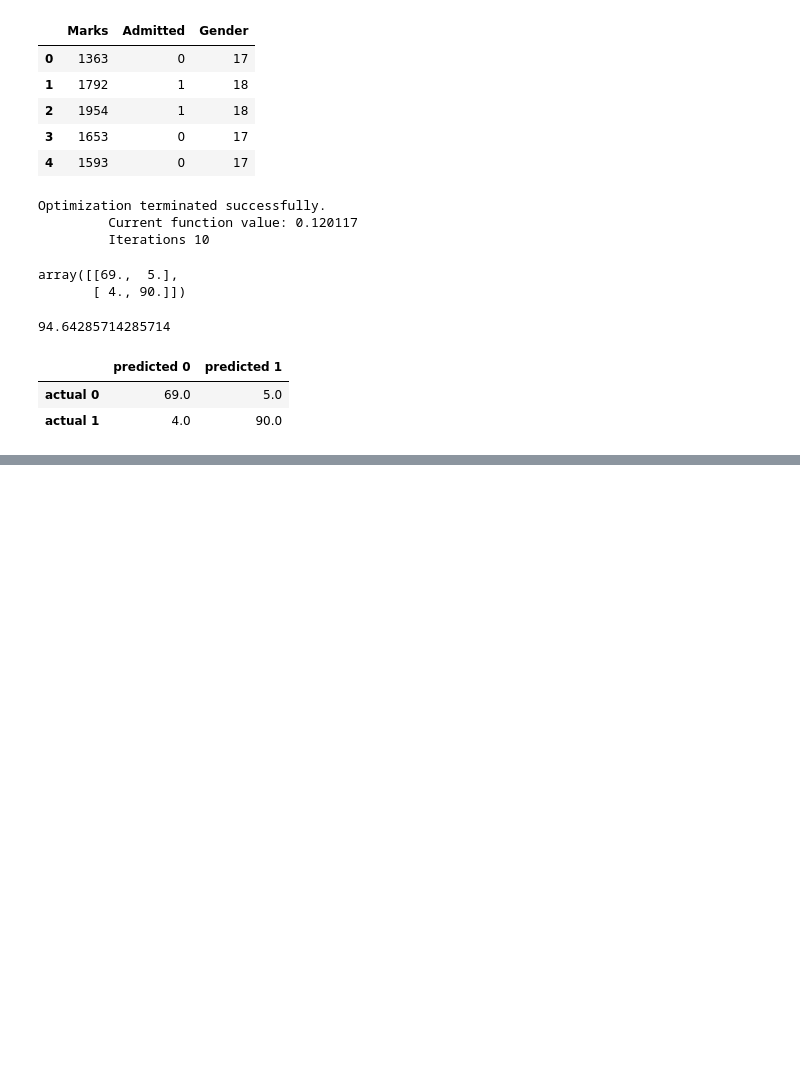
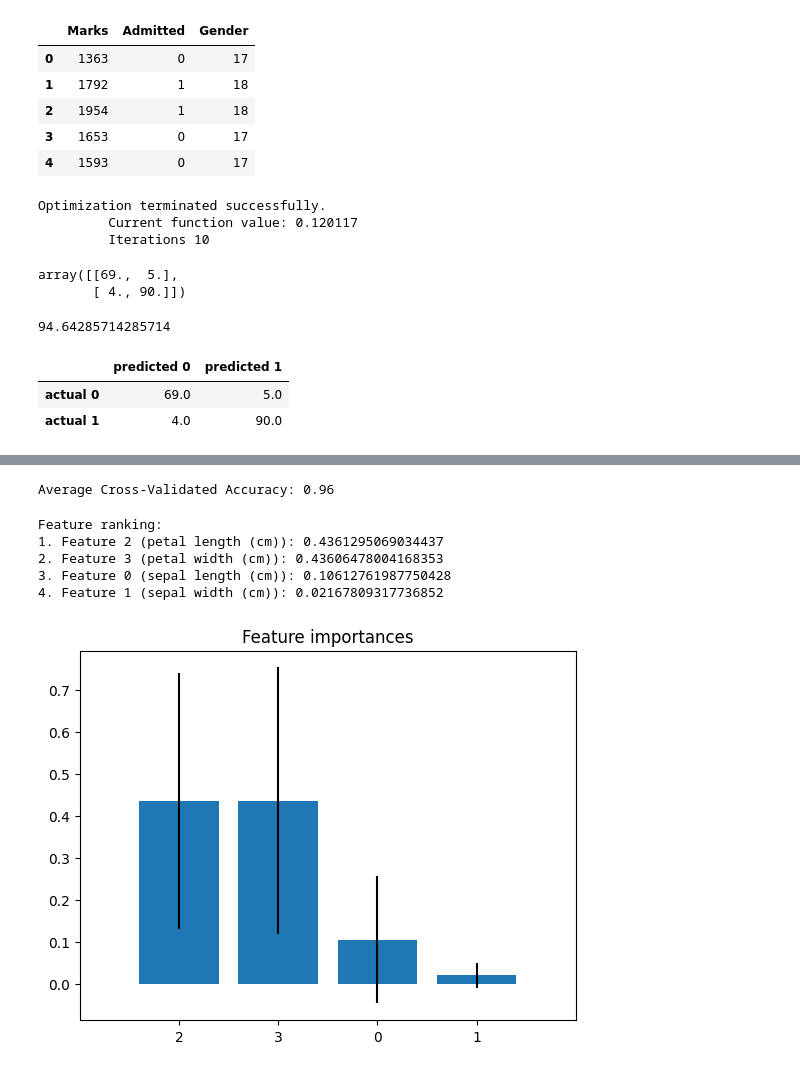
Before and after one commit to Saravanan-20G/Dataset1_Practice, a Jupyter notebook: admission.ipynb, the cells around one changed output, grey strips where cells are left out. Drawn from its saved outputs; the diff is of its cells as text; code cells hidden in the pictures; blank space fills up the shorter version.

```diff
--- a/admission.ipynb
+++ b/admission.ipynb
@@ -255,0 +420,80 @@ quasi-separation. In this case some parameters will not be identified.
+# %%
+from sklearn.model_selection import KFold
+from sklearn.datasets import load_iris
+from sklearn.ensemble import RandomForestClassifier
+from sklearn.metrics import accuracy_score
+
+# Load dataset (example with Iris dataset)
+iris = load_iris()
+X = iris.data
+y = iris.target
+
+# Initialize KFold cross-validation
+kf = KFold(n_splits=5, shuffle=True, random_state=42)
+
+# Initialize Random Forest Classifier
+rf_classifier = RandomForestClassifier(n_estimators=100, random_state=42)
+
+# Perform cross-validation
+accuracies = []
+for train_index, test_index in kf.split(X):
+    X_train, X_test = X[train_index], X[test_index]
+    y_train, y_test = y[train_index], y[test_index]
+
+    # Train the model
+    rf_classifier.fit(X_train, y_train)
+
+    # Make predictions
+    y_pred = rf_classifier.predict(X_test)
+
+    # Calculate accuracy
+    accuracy = accuracy_score(y_test, y_pred)
+    accuracies.append(accuracy)
+
+# Compute average accuracy
+avg_accuracy = sum(accuracies) / len(accuracies)
+print(f'Average Cross-Validated Accuracy: {avg_accuracy:.2f}')
+# %% [output]
+Average Cross-Validated Accuracy: 0.96
+# %%
+import numpy as np
+import matplotlib.pyplot as plt
+from sklearn.datasets import load_iris
+from sklearn.ensemble import RandomForestClassifier
+
+# Load dataset (example with Iris dataset)
+iris = load_iris()
+X = iris.data
+y = iris.target
+feature_names = iris.feature_names
+
+# Initialize Random Forest Classifier
+rf_classifier = RandomForestClassifier(n_estimators=100, random_state=42)
+rf_classifier.fit(X, y)
+
+# Get feature importances
+importances = rf_classifier.feature_importances_
+std = np.std([tree.feature_importances_ for tree in rf_classifier.estimators_], axis=0)
+
+# Sort feature importances in descending order
+indices = np.argsort(importances)[::-1]
+
+# Print the feature ranking
+print("Feature ranking:")
+for f in range(X.shape[1]):
+    print(f"{f + 1}. Feature {indices[f]} ({feature_names[indices[f]]}): {importances[indices[f]]}")
+
+# Plot the feature importances
+plt.figure()
+plt.title("Feature importances")
+plt.bar(range(X.shape[1]), importances[indices], yerr=std[indices], align="center")
+plt.xticks(range(X.shape[1]), indices)
+plt.xlim([-1, X.shape[1]])
+plt.show()
+# %% [output]
+Feature ranking:
+1. Feature 2 (petal length (cm)): 0.4361295069034437
+2. Feature 3 (petal width (cm)): 0.43606478004168353
+3. Feature 0 (sepal length (cm)): 0.10612761987750428
+4. Feature 1 (sepal width (cm)): 0.02167809317736852
+[figure, added]
```
Also changed, not shown: parts of 15 cells of this notebook.
